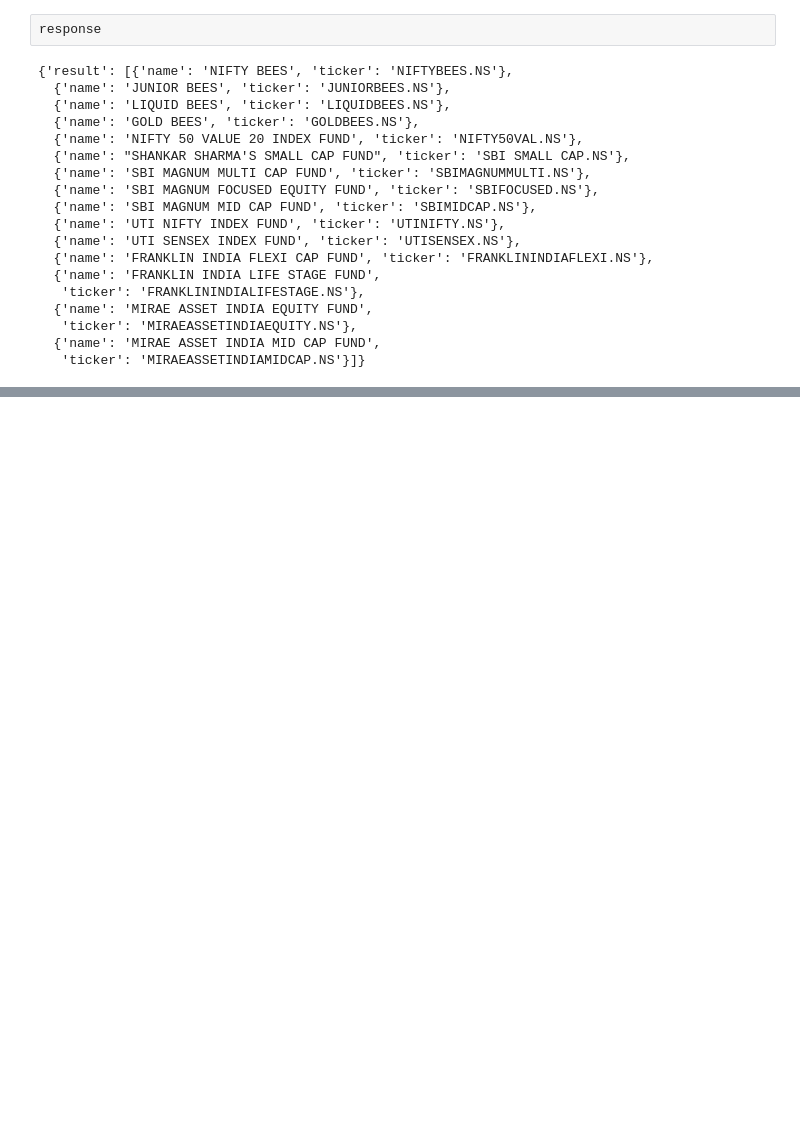
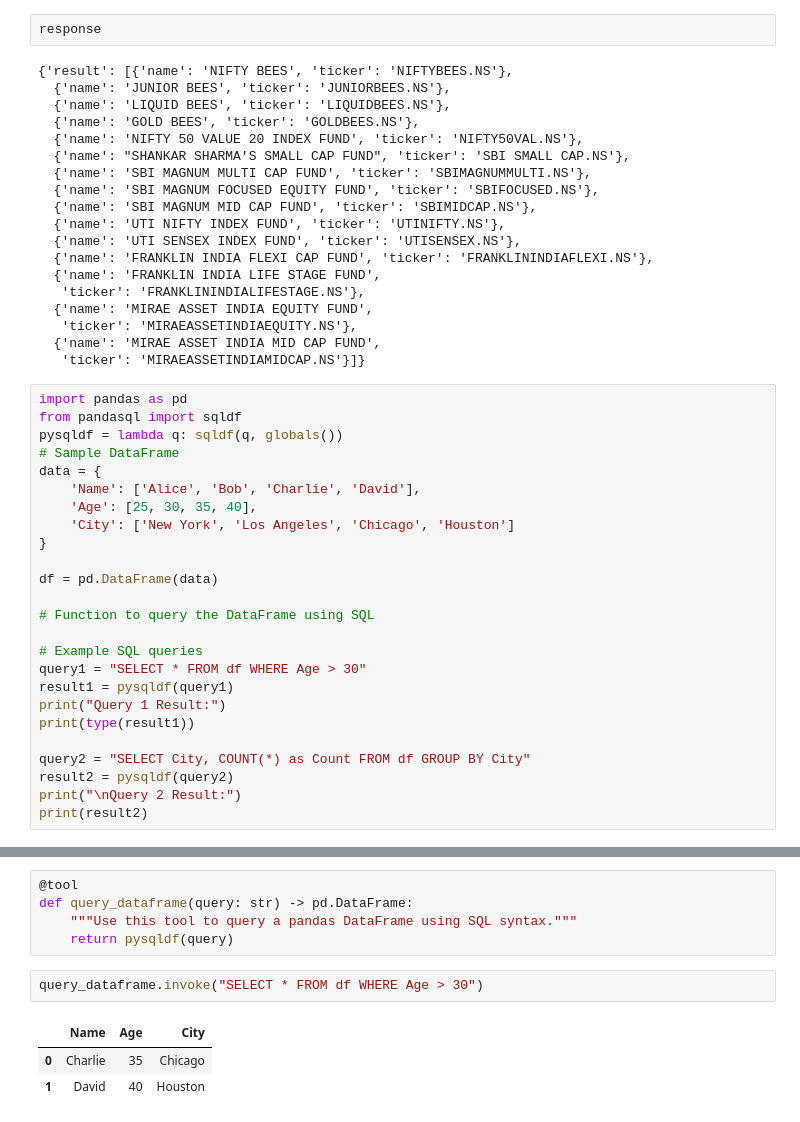
Before and after one commit to johndoe775/new_rag, a Jupyter notebook: research/trials.ipynb, the cells around one changed output, grey strips where cells are left out. Drawn from its saved outputs; the diff is of its cells as text; blank space fills up the shorter version.

```diff
--- a/research/trials.ipynb
+++ b/research/trials.ipynb
@@ -219,3 +200,28 @@ response
    'ticker': 'MIRAEASSETINDIAEQUITY.NS'},
   {'name': 'MIRAE ASSET INDIA MID CAP FUND',
    'ticker': 'MIRAEASSETINDIAMIDCAP.NS'}]}
+# %%
+import pandas as pd
+from pandasql import sqldf
+pysqldf = lambda q: sqldf(q, globals())
+# Sample DataFrame
+data = {
+    'Name': ['Alice', 'Bob', 'Charlie', 'David'],
+    'Age': [25, 30, 35, 40],
+    'City': ['New York', 'Los Angeles', 'Chicago', 'Houston']
+}
+
+df = pd.DataFrame(data)
+
+# Function to query the DataFrame using SQL
+
+# Example SQL queries
+query1 = "SELECT * FROM df WHERE Age > 30"
+result1 = pysqldf(query1)
+print("Query 1 Result:")
+print(type(result1))
+
+query2 = "SELECT City, COUNT(*) as Count FROM df GROUP BY City"
+result2 = pysqldf(query2)
+print("\nQuery 2 Result:")
+print(result2)
@@ -221,0 +238,11 @@ response
+# %%
+@tool
+def query_dataframe(query: str) -> pd.DataFrame:
+    """Use this tool to query a pandas DataFrame using SQL syntax."""
+    return pysqldf(query)
+# %%
+query_dataframe.invoke("SELECT * FROM df WHERE Age > 30")
+# %% [output]
+|  | Name | Age | City |
+| 0 | Charlie | 35 | Chicago |
+| 1 | David | 40 | Houston |
```
Also changed, not shown: parts of 12 cells of this notebook, 4 other files.
